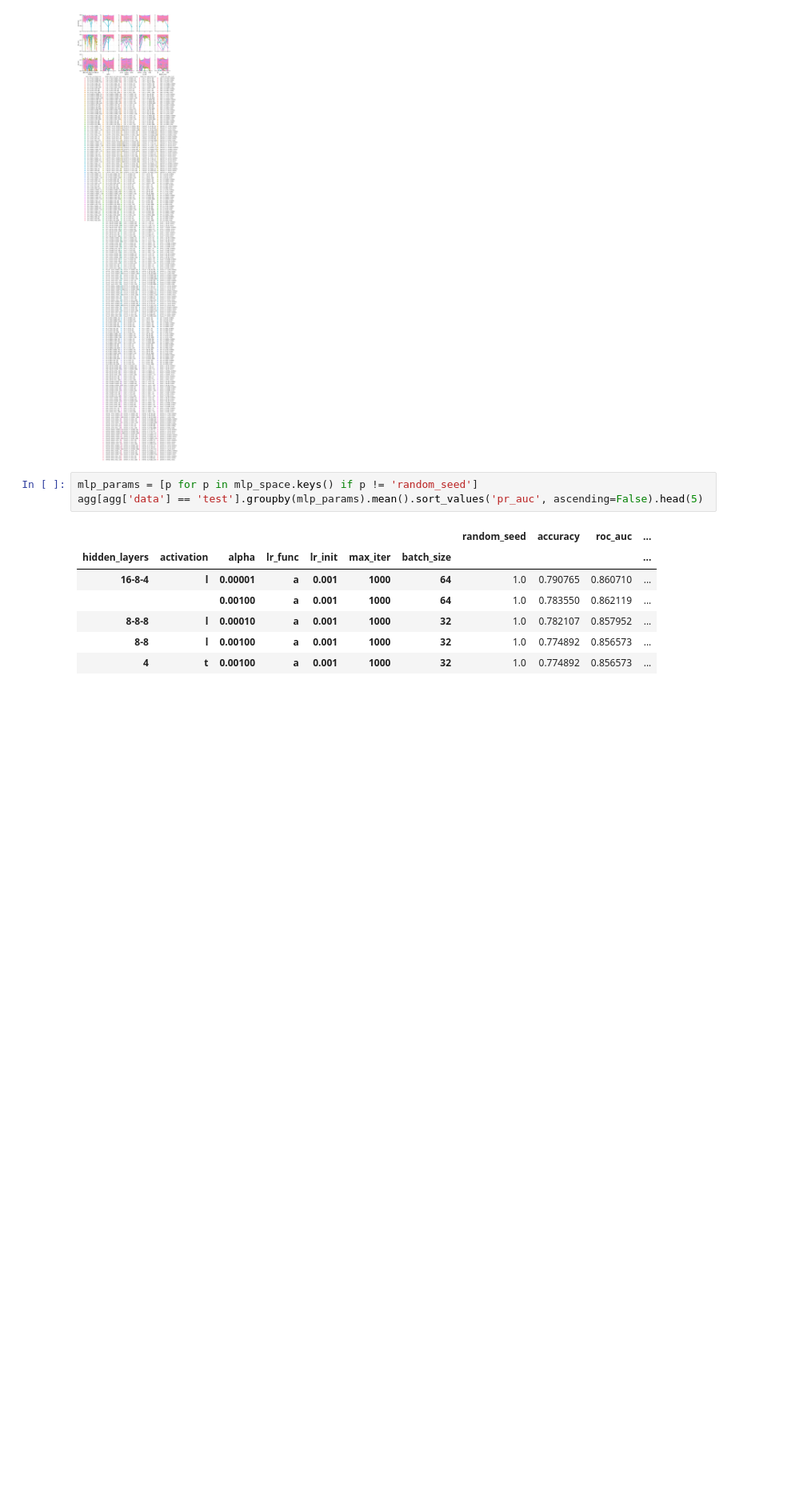
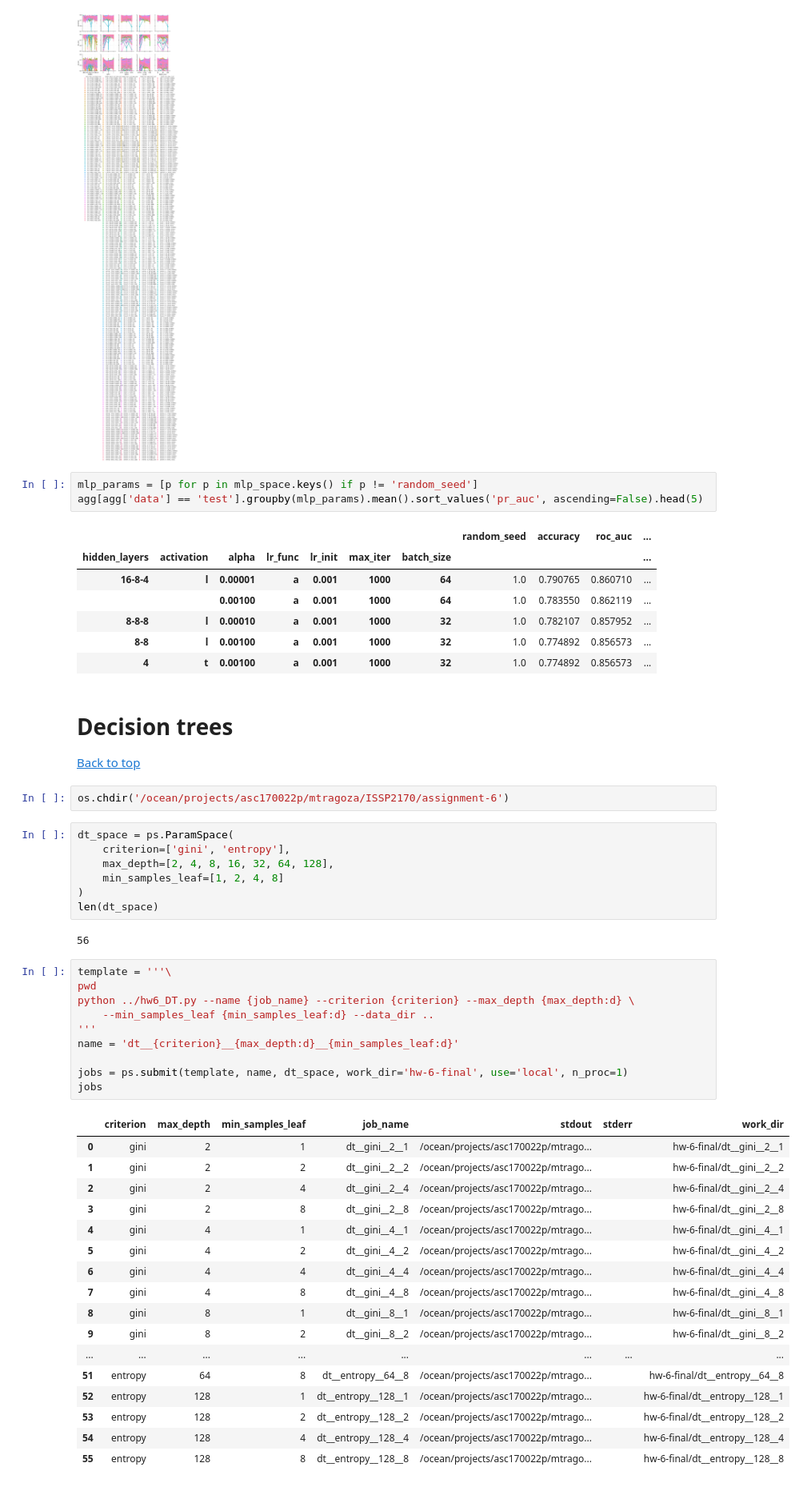
Before and after one commit to mattragoza/ISSP2170, a Jupyter notebook: classification.ipynb, the cells around one changed output. Shown at 80% size. Saved outputs shown, nothing was run; the diff lists cells and outputs as text; blank space fills up the shorter version.

Commit message:
run DT and KNN classify experiments

```diff
--- a/assignment-5/classification.ipynb
+++ b/classification.ipynb
@@ -341,3 +346,46 @@ agg[agg['data'] == 'test'].groupby(mlp_params).mean().sort_values('pr_auc', asce
 | 8-8-8 | l | 0.00010 | a | 0.001 | 1000 | 32 | 1.0 | 0.782107 | 0.857952 | ... |
 | 8-8 | l | 0.00100 | a | 0.001 | 1000 | 32 | 1.0 | 0.774892 | 0.856573 | ... |
 | 4 | t | 0.00100 | a | 0.001 | 1000 | 32 | 1.0 | 0.774892 | 0.856573 | ... |
+# %% [markdown]
+# Decision trees
+
+[Back to top](#Classification-experiments)
+# %%
+os.chdir('/ocean/projects/asc170022p/mtragoza/ISSP2170/assignment-6')
+# %%
+dt_space = ps.ParamSpace(
+    criterion=['gini', 'entropy'],
+    max_depth=[2, 4, 8, 16, 32, 64, 128],
+    min_samples_leaf=[1, 2, 4, 8]
+)
+len(dt_space)
+# %% [output]
+56
+# %%
+template = '''\
+pwd
+python ../hw6_DT.py --name {job_name} --criterion {criterion} --max_depth {max_depth:d} \
+    --min_samples_leaf {min_samples_leaf:d} --data_dir ..
+'''
+name = 'dt__{criterion}__{max_depth:d}__{min_samples_leaf:d}'
+
+jobs = ps.submit(template, name, dt_space, work_dir='hw-6-final', use='local', n_proc=1)
+jobs
+# %% [output]
+|  | criterion | max_depth | min_samples_leaf | job_name | stdout | stderr | work_dir |
+| 0 | gini | 2 | 1 | dt__gini__2__1 | /ocean/projects/asc170022p/mtrago... |  | hw-6-final/dt__gini__2__1 |
+| 1 | gini | 2 | 2 | dt__gini__2__2 | /ocean/projects/asc170022p/mtrago... |  | hw-6-final/dt__gini__2__2 |
+| 2 | gini | 2 | 4 | dt__gini__2__4 | /ocean/projects/asc170022p/mtrago... |  | hw-6-final/dt__gini__2__4 |
+| 3 | gini | 2 | 8 | dt__gini__2__8 | /ocean/projects/asc170022p/mtrago... |  | hw-6-final/dt__gini__2__8 |
+| 4 | gini | 4 | 1 | dt__gini__4__1 | /ocean/projects/asc170022p/mtrago... |  | hw-6-final/dt__gini__4__1 |
+| 5 | gini | 4 | 2 | dt__gini__4__2 | /ocean/projects/asc170022p/mtrago... |  | hw-6-final/dt__gini__4__2 |
+| 6 | gini | 4 | 4 | dt__gini__4__4 | /ocean/projects/asc170022p/mtrago... |  | hw-6-final/dt__gini__4__4 |
+| 7 | gini | 4 | 8 | dt__gini__4__8 | /ocean/projects/asc170022p/mtrago... |  | hw-6-final/dt__gini__4__8 |
+| 8 | gini | 8 | 1 | dt__gini__8__1 | /ocean/projects/asc170022p/mtrago... |  | hw-6-final/dt__gini__8__1 |
+| 9 | gini | 8 | 2 | dt__gini__8__2 | /ocean/projects/asc170022p/mtrago... |  | hw-6-final/dt__gini__8__2 |
+| ... | ... | ... | ... | ... | ... | ... | ... |
+| 51 | entropy | 64 | 8 | dt__entropy__64__8 | /ocean/projects/asc170022p/mtrago... |  | hw-6-final/dt__entropy__64__8 |
+| 52 | entropy | 128 | 1 | dt__entropy__128__1 | /ocean/projects/asc170022p/mtrago... |  | hw-6-final/dt__entropy__128__1 |
+| 53 | entropy | 128 | 2 | dt__entropy__128__2 | /ocean/projects/asc170022p/mtrago... |  | hw-6-final/dt__entropy__128__2 |
+| 54 | entropy | 128 | 4 | dt__entropy__128__4 | /ocean/projects/asc170022p/mtrago... |  | hw-6-final/dt__entropy__128__4 |
+| 55 | entropy | 128 | 8 | dt__entropy__128__8 | /ocean/projects/asc170022p/mtrago... |  | hw-6-final/dt__entropy__128__8 |
```
Also changed, not shown: parts of 21 cells of this notebook, 2 other files.
